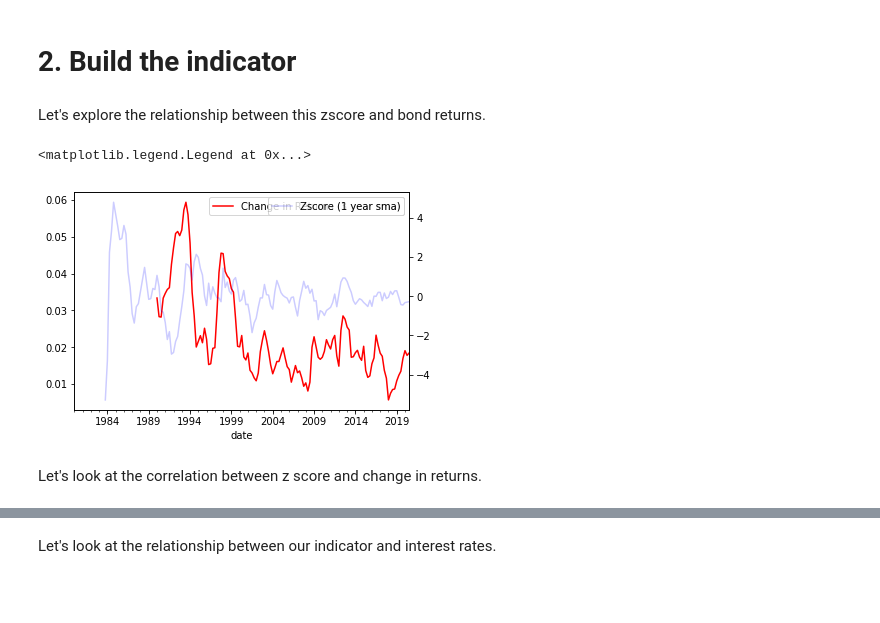
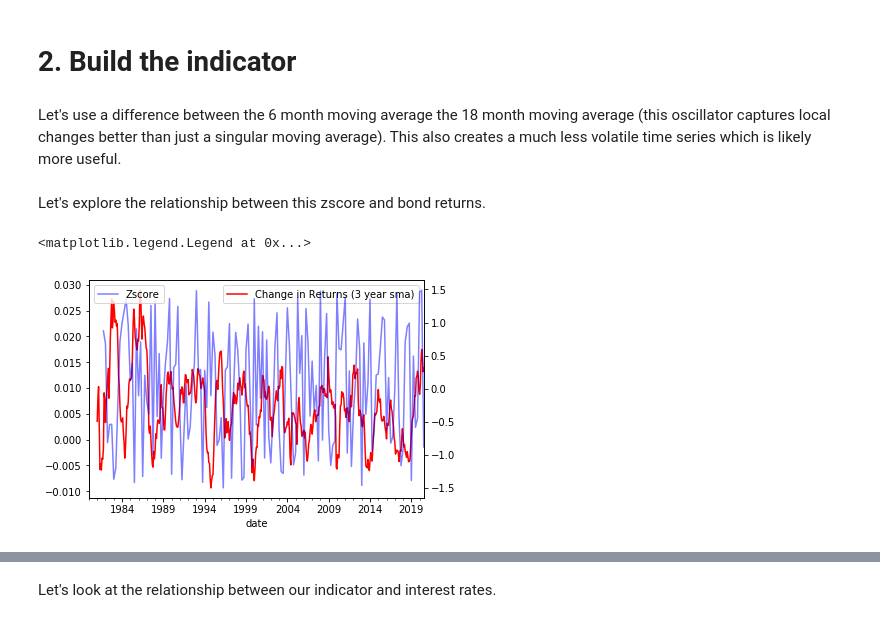
Before and after one commit to Mike-Huntress/Internship2020, a Jupyter notebook: SampleSignal/GDP indicator.ipynb, the cells around one changed output, grey strips where cells are left out. Saved outputs shown, nothing was run; the diff lists cells and outputs as text; code cells hidden in the pictures; blank space fills up the shorter version.

Commit message:
combining indicators, correlation of return streams

```diff
--- a/SampleSignal/GDP indicator.ipynb
+++ b/SampleSignal/GDP indicator.ipynb
@@ -120,0 +107,16 @@ zscore = zscore.ewm(4).mean()
+# %% [markdown]
+Let's use a difference between the 6 month moving average the 18 month moving average (this oscillator captures local changes better than just a singular moving average). This also creates a much less volatile time series which is likely more useful.
+# %%
+# Get the percentage change period-to-period.
+rGDP_chg = rGDP.pct_change()
+
+# Get the mean across all countries of the 12-month rolling average of monthly change.
+rGDP_chg_average = rGDP_chg.rolling(4).mean().mean(axis=1)
+
+# Subtract this mean from the monthly change.
+rGDP_chg_subglobal = rGDP_chg.subtract(rGDP_chg_average, axis=0)
+
+# Turn the change into a zscore.
+sma = rGDP_chg_subglobal_diff.rolling(4).mean()
+std = rGDP_chg_subglobal_diff.rolling(4).std()
+zscore = (sma - rGDP_chg_subglobal_diff) / std
@@ -121,24 +126,20 @@ zscore = zscore.ewm(4).mean()
 # %% [markdown]
 Let's explore the relationship between this zscore and bond returns.
 # %%
-# Get bond returns. Resample to quarterly.
-bri_q = bri.resample('Q').mean()
-
 # Get percentage change period-to-period.
-bri_q_chg = bri_q.pct_change()
+bri_monthly = bri.resample('M').mean()
+bri_chg = bri_monthly.pct_change()
 
 fig, ax1 = plt.subplots()
 ax2 = ax1.twinx()
-bri_q_chg['AUS'].rolling(12).mean().plot(ax=ax1, color='red', label='Change in Returns (3 year sma)')
-zscore['AUS'].plot(ax=ax2, color='blue', alpha=0.2, label="Zscore (1 year sma)")
+bri_chg['USA'].rolling(12).mean().plot(ax=ax1, color='red', label='Change in Returns (3 year sma)')
+zscore['USA'].plot(ax=ax2, color='blue', alpha=0.5, label="Zscore")
 ax1.legend()
-ax2.legend()
+ax2.legend(loc=2)
 
 # Plot a restricted date window.
 # bri_q_chg.loc['2000-01-01':'2005-01-01']['USA'].plot(ax=ax1, color='red')
 # zscore.loc['2000-01-01':'2005-01-01']['USA'].plot(ax=ax2, color='blue')
 # %% [output]
 <matplotlib.legend.Legend at 0x...>
-[figure, old version]
+[figure, new version]
-# %% [markdown]
-Let's look at the correlation between z score and change in returns.
```
Also changed, not shown: parts of 11 cells of this notebook, 5 other files.
